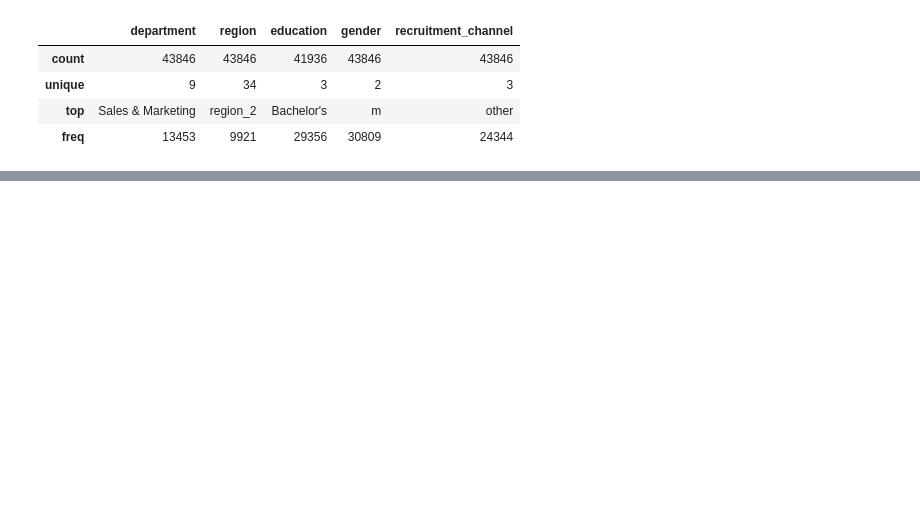
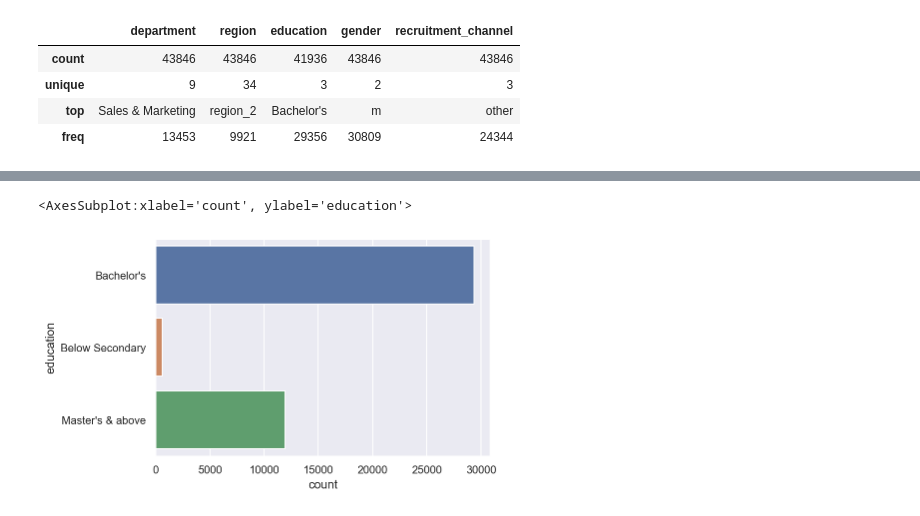
Before and after one commit to giordanap/MLA, a Jupyter notebook: Proyecto 01 - HR Analytics/00-apellido-nombre-proyecto1.ipynb, the cells around one changed output, grey strips where cells are left out. Cells and saved outputs as stored; diff of their text form; code cells hidden in the pictures; blank space fills up the shorter version.

```diff
--- a/Proyecto 01 - HR Analytics/00-apellido-nombre-proyecto1.ipynb
+++ b/Proyecto 01 - HR Analytics/00-apellido-nombre-proyecto1.ipynb
@@ -360,0 +376,5 @@ X_train.describe(
+# %%
+sns.countplot(data = X_train, y = 'education')
+# %% [output]
+<AxesSubplot:xlabel='count', ylabel='education'>
+[figure, added]
```
Also changed, not shown: parts of 15 cells of this notebook.
